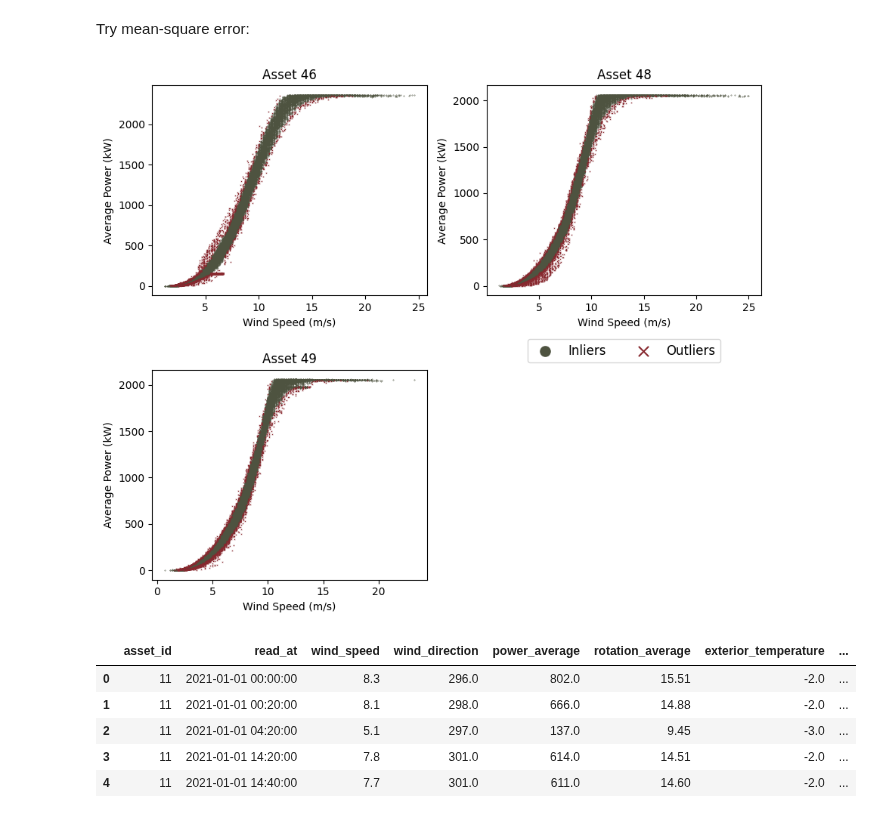
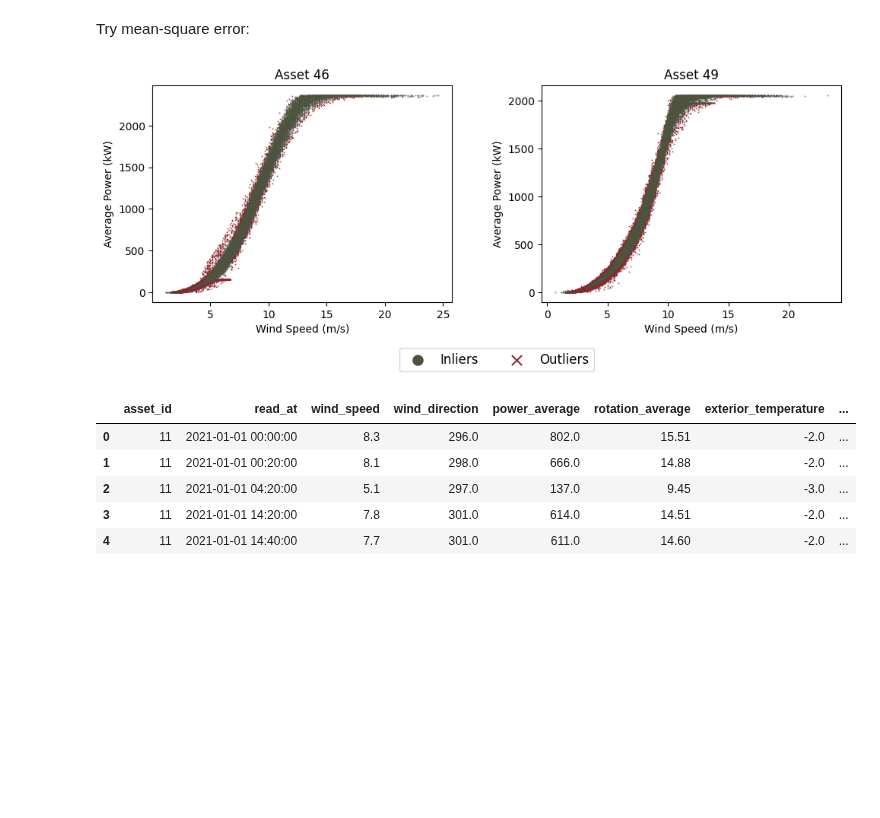
Before and after one commit to sarabreu/thesis_dev, a Jupyter notebook: 1_data_analysis_and_preproc/wind.ipynb, the cells around one changed output. Drawn from its saved outputs; the diff is of its cells as text; code cells hidden in the pictures; blank space fills up the shorter version.

```diff
--- a/1_data_analysis_and_preproc/wind.ipynb
+++ b/1_data_analysis_and_preproc/wind.ipynb
@@ -653,31 +653,34 @@ for (wind_speed_interval, asset_id), group_df in grouped_df:
 # Plot the data points with outliers in a different color
 inliers_df = df_wind.drop(pd.concat(outliers_list).index)
 # %%
-n_plots = 3
-assets = df_wind[df_wind["asset_id"].isin([46, 48, 49])]
+n_plots = 2
+assets = [46, 49]
 
-plt.figure(figsize=(n_plots*3, n_plots*2.5))
+plot = 1
+
+plt.figure(figsize=(n_plots*5, n_plots*2.25))
 
 # Iterate over the selected assets
-for i, asset_id in enumerate(assets["asset_id"].unique(), 1):
-    plt.subplot(2, 2, i)
+for plot, asset_id in enumerate(assets, 1):
+    plt.subplot(1, 2, plot)
     asset_inliers = inliers_df[inliers_df["asset_id"] == asset_id]
     asset_outliers = pd.concat([outliers[outliers["asset_id"] == asset_id] for outliers in outliers_list])
 
-    plt.scatter(asset_inliers["wind_speed"], asset_inliers["power_average"], c="#4E5340", s=0.1)
-    plt.scatter(asset_outliers["wind_speed"], asset_outliers["power_average"], c="#88292F", s=0.1, marker="x")
-
+    plt.scatter(asset_inliers["wind_speed"], asset_inliers["power_average"], c="#4E5340", s=0.1, label = 'Inliers')
+    plt.scatter(asset_outliers["wind_speed"], asset_outliers["power_average"], c="#88292F", s=0.1, marker="x", label = 'Outliers')
     plt.title(f'Asset {asset_id}')
     plt.xlabel('Wind Speed (m/s)')
     plt.ylabel('Average Power (kW)')
-    if i == 2:
-        plt.legend(['Inliers', 'Outliers'], loc='lower center', bbox_to_anchor=(0.5, -0.3), prop={'size': 12}, markerscale=30, ncol = 2)
+
+    if plot == 1:
+        plt.legend(['Inliers', 'Outliers'], loc='lower center', bbox_to_anchor=(1.15, -0.35), prop={'size': 12}, markerscale=30, ncol = 2)
 
 # Adjust layout and show plot
 plt.tight_layout()
+plt.subplots_adjust(wspace=0.3)
 plt.show()
 # %% [output]
-[figure, old version]
+[figure, new version]
 # %%
 inliers_df = inliers_df.reset_index().loc[:,"asset_id":]
 inliers_df.head()
```
Also changed, not shown: parts of 4 cells of this notebook.
